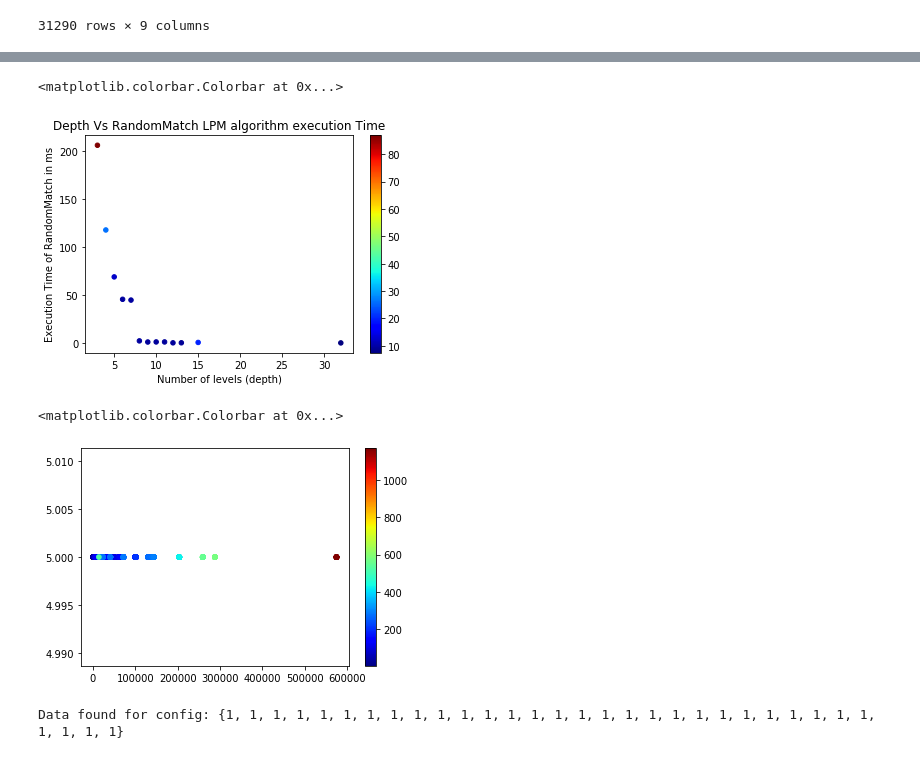
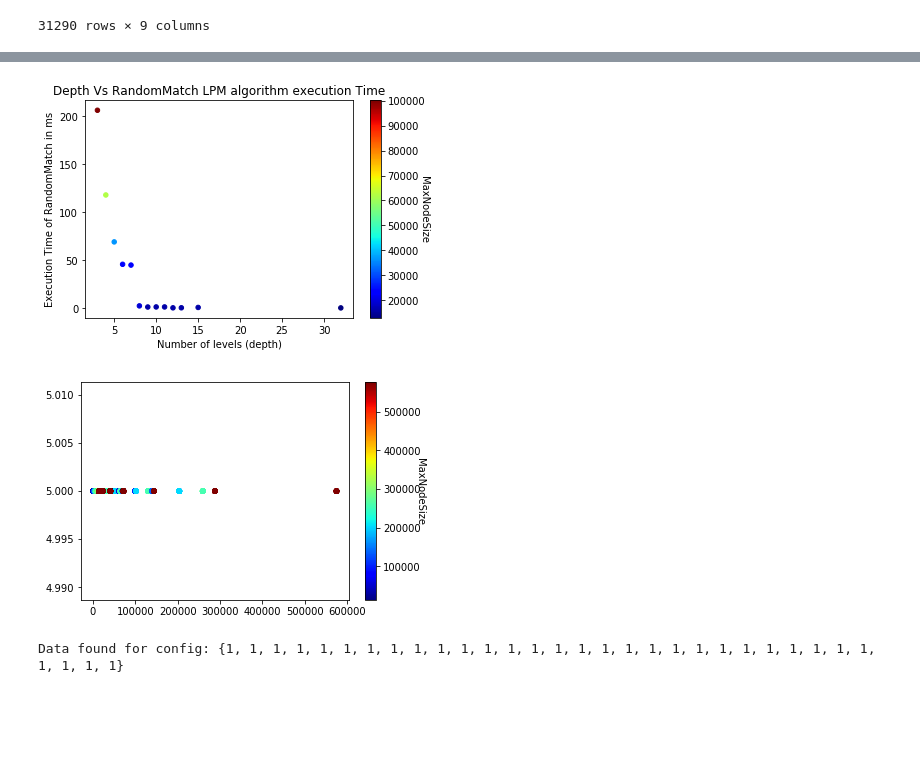
Before and after one commit to matrackif/TrieStrides, a Jupyter notebook: flavors_data_analysis.ipynb, the cells around one changed output, grey strips where cells are left out. Drawn from its saved outputs; the diff is of its cells as text; code cells hidden in the pictures; blank space fills up the shorter version.

```diff
--- a/flavors_data_analysis.ipynb
+++ b/flavors_data_analysis.ipynb
@@ -343,27 +377,27 @@ plt.colorbar()
 # %%
 x = results_fst['Depth'].values
 y = results_fst['RandomMatch'].values
-z = results_fst['AverageNodeSize'].values
+z = results_fst['MaxNodeSize'].values
 plt.title("Depth Vs RandomMatch LPM algorithm execution Time")
 plt.xlabel("Number of levels (depth)")
 plt.ylabel("Execution Time of RandomMatch in ms")
 plt.scatter(x, y, s=20, c=z, marker='o', cmap = cm.jet)
-plt.colorbar()
+clb = plt.colorbar()
+clb.set_label('MaxNodeSize', rotation=270)
 # %% [output]
-<matplotlib.colorbar.Colorbar at 0x...>
-[figure, old version]
+[figure, new version]
 # %%
 x = all_configs_5_strides['MaxAverageNodeSize'].values
 y = all_configs_5_strides['Depth'].values
-z = all_configs_5_strides['RandomMatch'].values
+z = all_configs_5_strides['MaxNodeSize'].values
 #plt.title("Depth Vs RandomMatch LPM algorithm execution Time")
 #plt.xlabel("Number of levels (depth)")
 #plt.ylabel("Execution Time of RandomMatch in ms")
 plt.scatter(x, y, s=20, c=z, marker='o', cmap = cm.jet)
-plt.colorbar()
+clb = plt.colorbar()
+clb.set_label('MaxNodeSize', rotation=270)
 # %% [output]
-<matplotlib.colorbar.Colorbar at 0x...>
-[figure, old version]
+[figure, new version]
 # %%
 def analyze_specific_config(config_data: pd.Series):
     data_dict = {}
```
Also changed, not shown: parts of 20 cells of this notebook, 2 other files.
